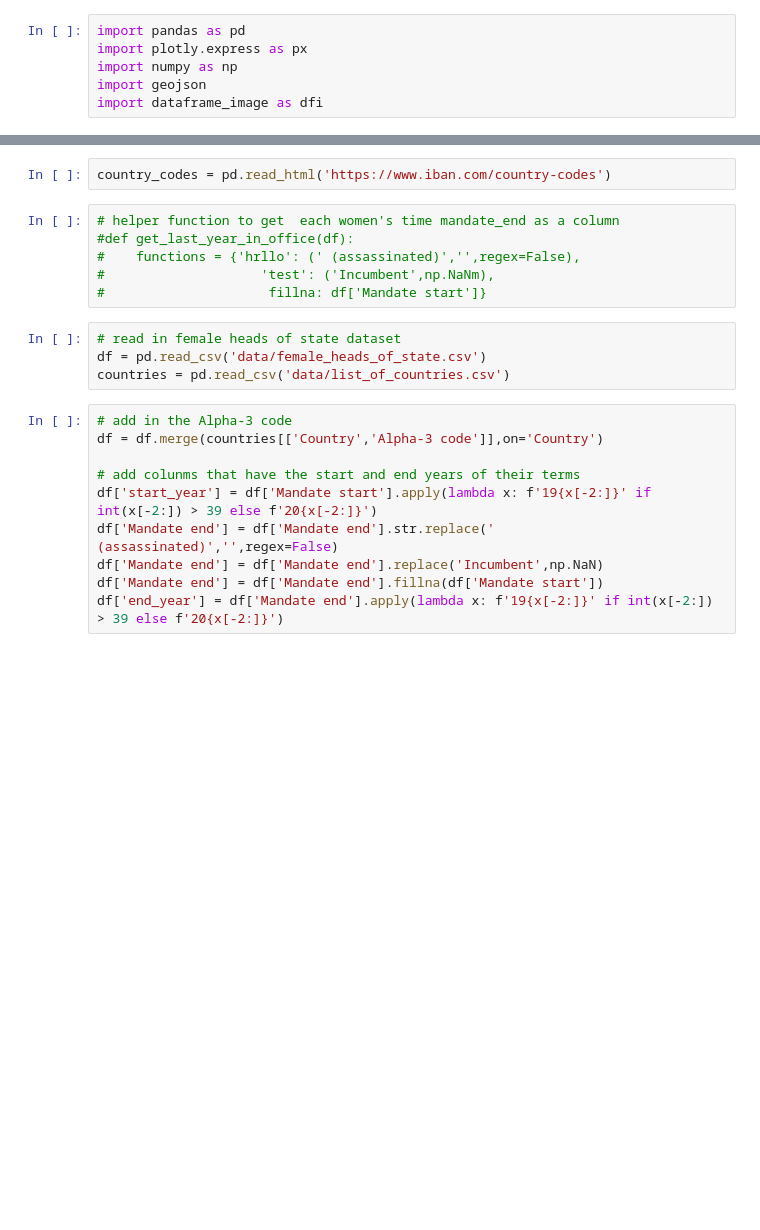
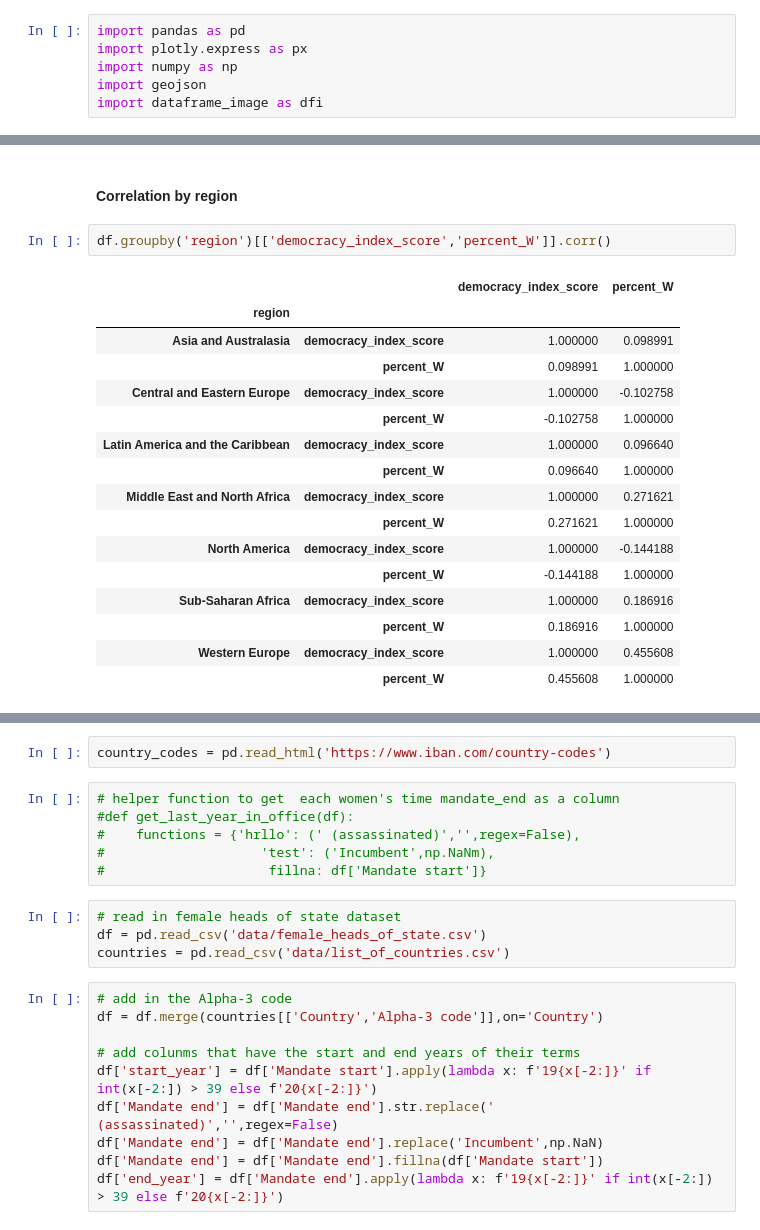
Before and after one commit to samroska/women-in-gov, a Jupyter notebook: unused/rhailper_exploring.ipynb, the cells around one changed output, grey strips where cells are left out. Saved outputs shown, nothing was run; the diff lists cells and outputs as text; blank space fills up the shorter version.

```diff
--- a/unused/rhailper_exploring.ipynb
+++ b/unused/rhailper_exploring.ipynb
@@ -6,0 +37,21 @@ import dataframe_image as dfi
+# %% [markdown]
+#### Correlation by region
+# %%
+df.groupby('region')[['democracy_index_score','percent_W']].corr()
+# %% [output]
+|  |  | democracy_index_score | percent_W |
+| region |  |  |  |
+| Asia and Australasia | democracy_index_score | 1.000000 | 0.098991 |
+|  | percent_W | 0.098991 | 1.000000 |
+| Central and Eastern Europe | democracy_index_score | 1.000000 | -0.102758 |
+|  | percent_W | -0.102758 | 1.000000 |
+| Latin America and the Caribbean | democracy_index_score | 1.000000 | 0.096640 |
+|  | percent_W | 0.096640 | 1.000000 |
+| Middle East and North Africa | democracy_index_score | 1.000000 | 0.271621 |
+|  | percent_W | 0.271621 | 1.000000 |
+| North America | democracy_index_score | 1.000000 | -0.144188 |
+|  | percent_W | -0.144188 | 1.000000 |
+| Sub-Saharan Africa | democracy_index_score | 1.000000 | 0.186916 |
+|  | percent_W | 0.186916 | 1.000000 |
+| Western Europe | democracy_index_score | 1.000000 | 0.455608 |
+|  | percent_W | 0.455608 | 1.000000 |
```
Also changed, not shown: parts of 14 cells of this notebook, 49 other files.
